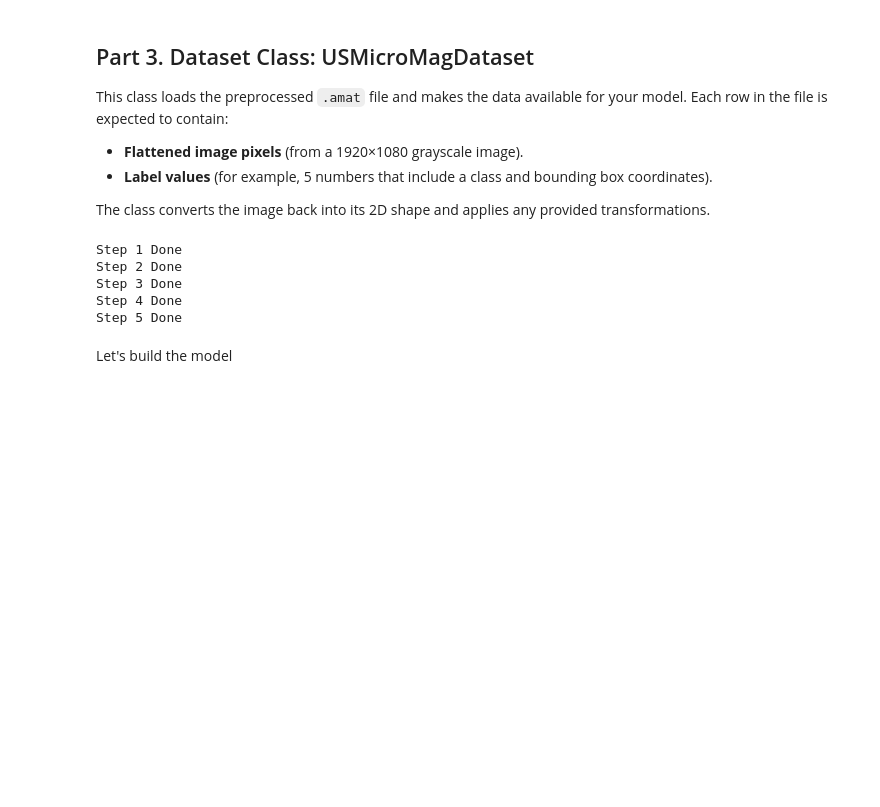
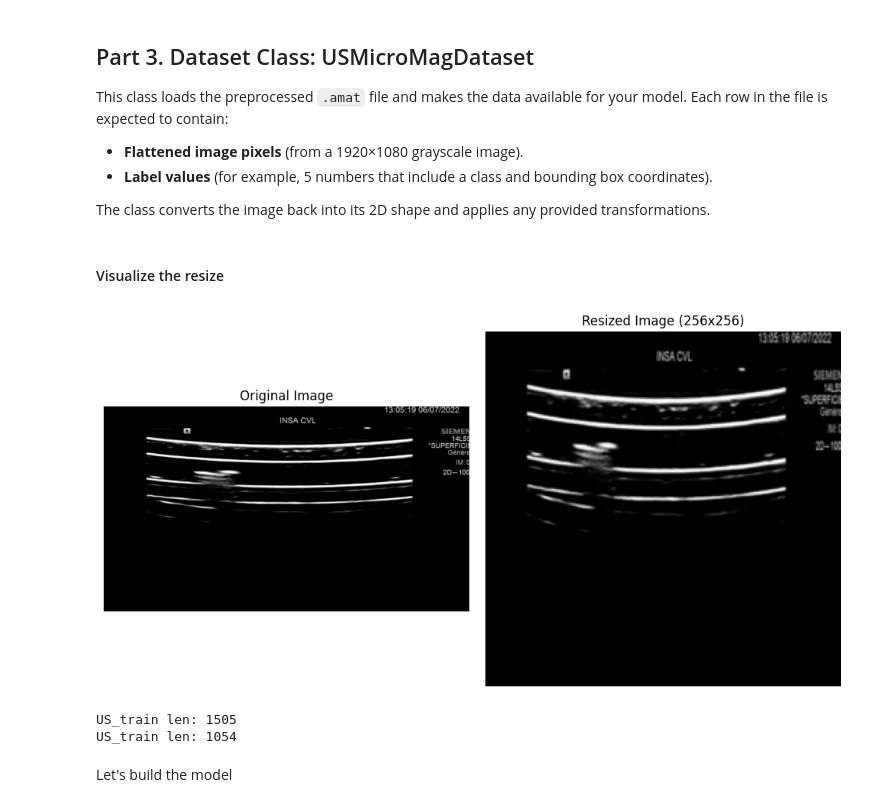
Before and after one commit to itshady/equivariant-cnn, a Jupyter notebook: code/model - US dataset.ipynb, the cells around one changed output. Cells and saved outputs as stored; diff of their text form; code cells hidden in the pictures; blank space fills up the shorter version.

```diff
--- a/code/model - US dataset.ipynb
+++ b/code/model - US dataset.ipynb
@@ -405,6 +557,48 @@ This class loads the preprocessed `.amat` file and makes the data available for
 - **Label values** (for example, 5 numbers that include a class and bounding box coordinates).
 
 The class converts the image back into its 2D shape and applies any provided transformations.
+# %% [markdown]
+#### Visualize the resize
+# %%
+import matplotlib.pyplot as plt
+from PIL import Image
+from torchvision import transforms
+import os
+import random
+
+# Example image path — change microrobot_type and mode if needed
+microrobot_type = "flagella"  # or whatever type you're using
+mode = "train"
+img_dir = f"UsMicroMagSet-main/{microrobot_type}/images/{mode}"
+
+# Pick the first image in the directory
+img_path = os.path.join(img_dir, random.choice(os.listdir(img_dir)))
+
+# Load original image
+original_image = Image.open(img_path).convert('L')
+
+resize = 256
+# Resize transform
+resize_transform = transforms.Resize((resize, resize))
+resized_image = resize_transform(original_image)
+
+# Plot both
+plt.figure(figsize=(10, 5))
+
+plt.subplot(1, 2, 1)
+plt.title("Original Image")
+plt.imshow(original_image, cmap='gray')
+plt.axis('off')
+
+plt.subplot(1, 2, 2)
+plt.title(f"Resized Image ({resize}x{resize})")
+plt.imshow(resized_image, cmap='gray')
+plt.axis('off')
+
+plt.tight_layout()
+plt.show()
+# %% [output]
+[figure, added]
 # %%
 class USMicroMagDataset(Dataset):
     """
@@ -477,33 +662,28 @@ train_transform = Compose([
     resize2,
     totensor
 ])
-print("Step 1 Done")
+
 test_transform = Compose([
     # pad_to_square,
     resize2,
     totensor
 ])
 
-print("Step 2 Done")
-US_train = USMicroMagDataset(mode=f'train_{max_images}', microrobot_type='flagella', transform=train_transform)
-print("Step 3 Done")
+US_train = USMicroMagDataset(mode=f'train', microrobot_type='flagella', transform=train_transform)
 train_loader = torch.utils.data.DataLoader(US_train, batch_size=64)
-print("Step 4 Done")
+print("US_train len:", len(US_train))
 
-US_test = USMicroMagDataset(mode=f'test_{max_images}', microrobot_type='flagella', transform=test_transform)
+US_test = USMicroMagDataset(mode=f'test', microrobot_type='flagella', transform=test_transform)
 test_loader = torch.utils.data.DataLoader(US_test, batch_size=8)
-print("Step 5 Done")
+print("US_train len:", len(US_test))
 
 loader = {
     "train": train_loader,
     "test": test_loader
 }
 # %% [output]
-Step 1 Done
-Step 2 Done
-Step 3 Done
-Step 4 Done
-Step 5 Done
+US_train len: 1505
+US_train len: 1054
 # %% [markdown]
 Let's build the model
 # %%
```
Also changed, not shown: parts of 13 cells of this notebook.
